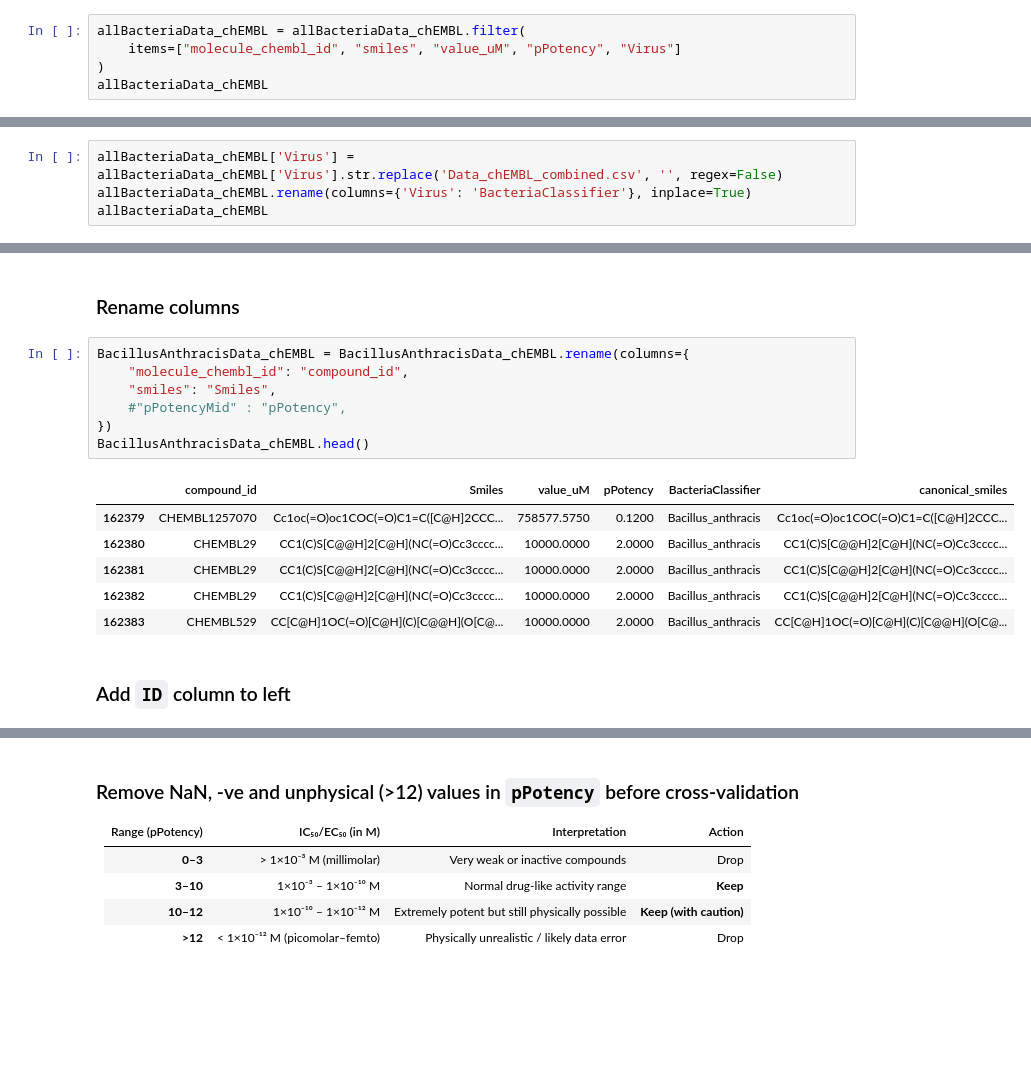
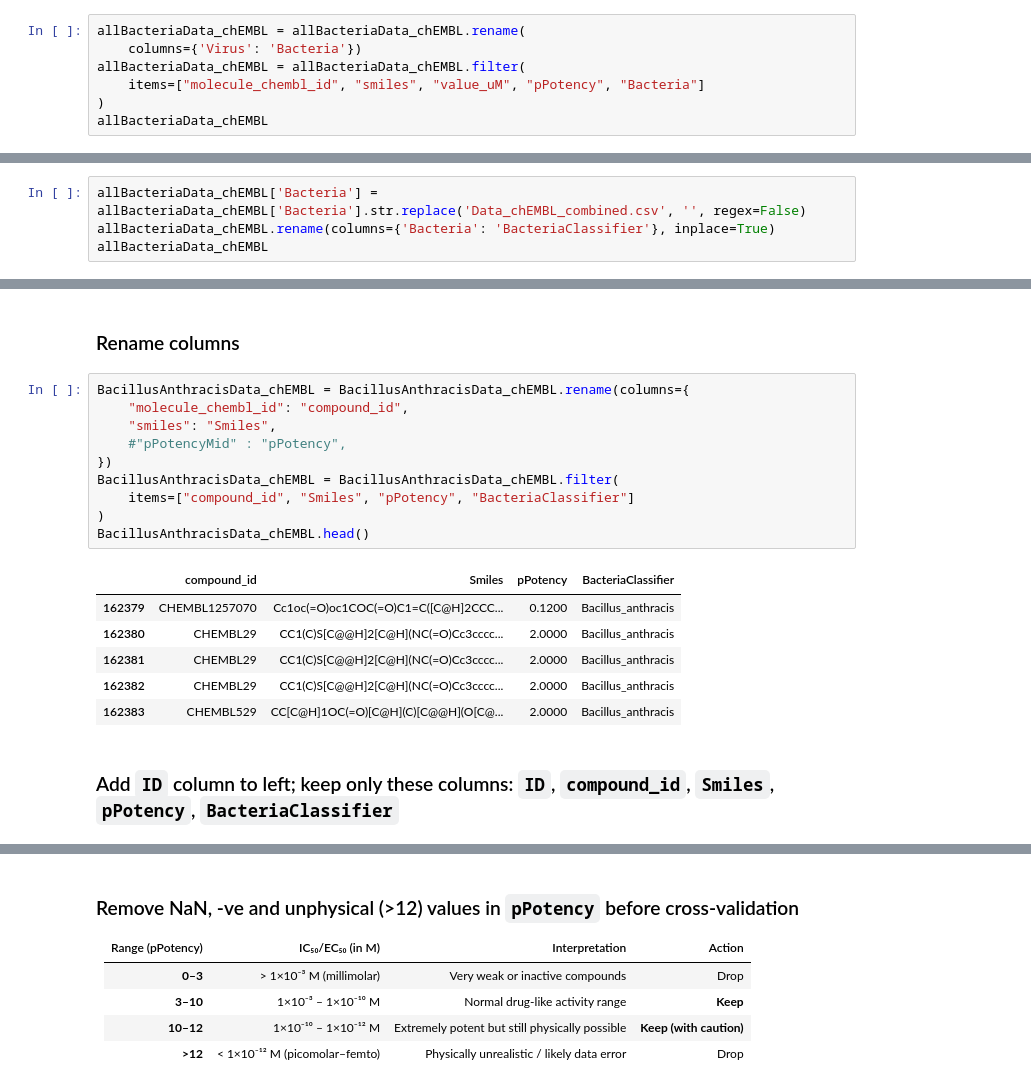
Before and after one commit to soumyadeepghosh35/DTRA_DrugDesign, a Jupyter notebook: DTRA_project_notebooks/Step3_MACAW_bacteria-BacillusAnthracis.ipynb, the cells around one changed output, grey strips where cells are left out. Drawn from its saved outputs; the diff is of its cells as text; blank space fills up the shorter version.

```diff
--- a/DTRA_project_notebooks/Step3_MACAW_bacteria-BacillusAnthracis.ipynb
+++ b/DTRA_project_notebooks/Step3_MACAW_bacteria-BacillusAnthracis.ipynb
@@ -81,8 +81,10 @@ allBacteriaData_chEMBL
 # %% [markdown]
 ### Filter columns
 # %%
+allBacteriaData_chEMBL = allBacteriaData_chEMBL.rename(
+    columns={'Virus': 'Bacteria'})
 allBacteriaData_chEMBL = allBacteriaData_chEMBL.filter(
-    items=["molecule_chembl_id", "smiles", "value_uM", "pPotency", "Virus"]
+    items=["molecule_chembl_id", "smiles", "value_uM", "pPotency", "Bacteria"]
 )
 allBacteriaData_chEMBL
 # %% [output]
@@ -104,6 +106,6 @@ allBacteriaData_chEMBL
 # %%
-allBacteriaData_chEMBL['Virus'] = allBacteriaData_chEMBL['Virus'].str.replace('Data_chEMBL_combined.csv', '', regex=False)
-allBacteriaData_chEMBL.rename(columns={'Virus': 'BacteriaClassifier'}, inplace=True)
+allBacteriaData_chEMBL['Bacteria'] = allBacteriaData_chEMBL['Bacteria'].str.replace('Data_chEMBL_combined.csv', '', regex=False)
+allBacteriaData_chEMBL.rename(columns={'Bacteria': 'BacteriaClassifier'}, inplace=True)
 allBacteriaData_chEMBL
 # %% [output]
 |  | molecule_chembl_id | smiles | value_uM | pPotency | BacteriaClassifier |
@@ -170,19 +172,22 @@ After removing Basidalin: 856
 # %%
 BacillusAnthracisData_chEMBL = BacillusAnthracisData_chEMBL.rename(columns={
     "molecule_chembl_id": "compound_id",
     "smiles": "Smiles",
     #"pPotencyMid" : "pPotency",
 })
+BacillusAnthracisData_chEMBL = BacillusAnthracisData_chEMBL.filter(
+    items=["compound_id", "Smiles", "pPotency", "BacteriaClassifier"]
+)
 BacillusAnthracisData_chEMBL.head()
 # %% [output]
-|  | compound_id | Smiles | value_uM | pPotency | BacteriaClassifier | canonical_smiles |
-| 162379 | CHEMBL1257070 | Cc1oc(=O)oc1COC(=O)C1=C([C@H]2CCC... | 758577.5750 | 0.1200 | Bacillus_anthracis | Cc1oc(=O)oc1COC(=O)C1=C([C@H]2CCC... |
-| 162380 | CHEMBL29 | CC1(C)S[C@@H]2[C@H](NC(=O)Cc3cccc... | 10000.0000 | 2.0000 | Bacillus_anthracis | CC1(C)S[C@@H]2[C@H](NC(=O)Cc3cccc... |
-| 162381 | CHEMBL29 | CC1(C)S[C@@H]2[C@H](NC(=O)Cc3cccc... | 10000.0000 | 2.0000 | Bacillus_anthracis | CC1(C)S[C@@H]2[C@H](NC(=O)Cc3cccc... |
-| 162382 | CHEMBL29 | CC1(C)S[C@@H]2[C@H](NC(=O)Cc3cccc... | 10000.0000 | 2.0000 | Bacillus_anthracis | CC1(C)S[C@@H]2[C@H](NC(=O)Cc3cccc... |
-| 162383 | CHEMBL529 | CC[C@H]1OC(=O)[C@H](C)[C@@H](O[C@... | 10000.0000 | 2.0000 | Bacillus_anthracis | CC[C@H]1OC(=O)[C@H](C)[C@@H](O[C@... |
+|  | compound_id | Smiles | pPotency | BacteriaClassifier |
+| 162379 | CHEMBL1257070 | Cc1oc(=O)oc1COC(=O)C1=C([C@H]2CCC... | 0.1200 | Bacillus_anthracis |
+| 162380 | CHEMBL29 | CC1(C)S[C@@H]2[C@H](NC(=O)Cc3cccc... | 2.0000 | Bacillus_anthracis |
+| 162381 | CHEMBL29 | CC1(C)S[C@@H]2[C@H](NC(=O)Cc3cccc... | 2.0000 | Bacillus_anthracis |
+| 162382 | CHEMBL29 | CC1(C)S[C@@H]2[C@H](NC(=O)Cc3cccc... | 2.0000 | Bacillus_anthracis |
+| 162383 | CHEMBL529 | CC[C@H]1OC(=O)[C@H](C)[C@@H](O[C@... | 2.0000 | Bacillus_anthracis |
 # %% [markdown]
-### Add `ID` column to left
+### Add `ID` column to left; keep only these columns: `ID`, `compound_id`,	`Smiles`, `pPotency`, `BacteriaClassifier`
 # %%
 BacillusAnthracisData_chEMBL.insert(0, 'ID', range(1, len(BacillusAnthracisData_chEMBL) + 1))
 BacillusAnthracisData_chEMBL.head()
```
Also changed, not shown: parts of 92 cells of this notebook, 3 other files.
